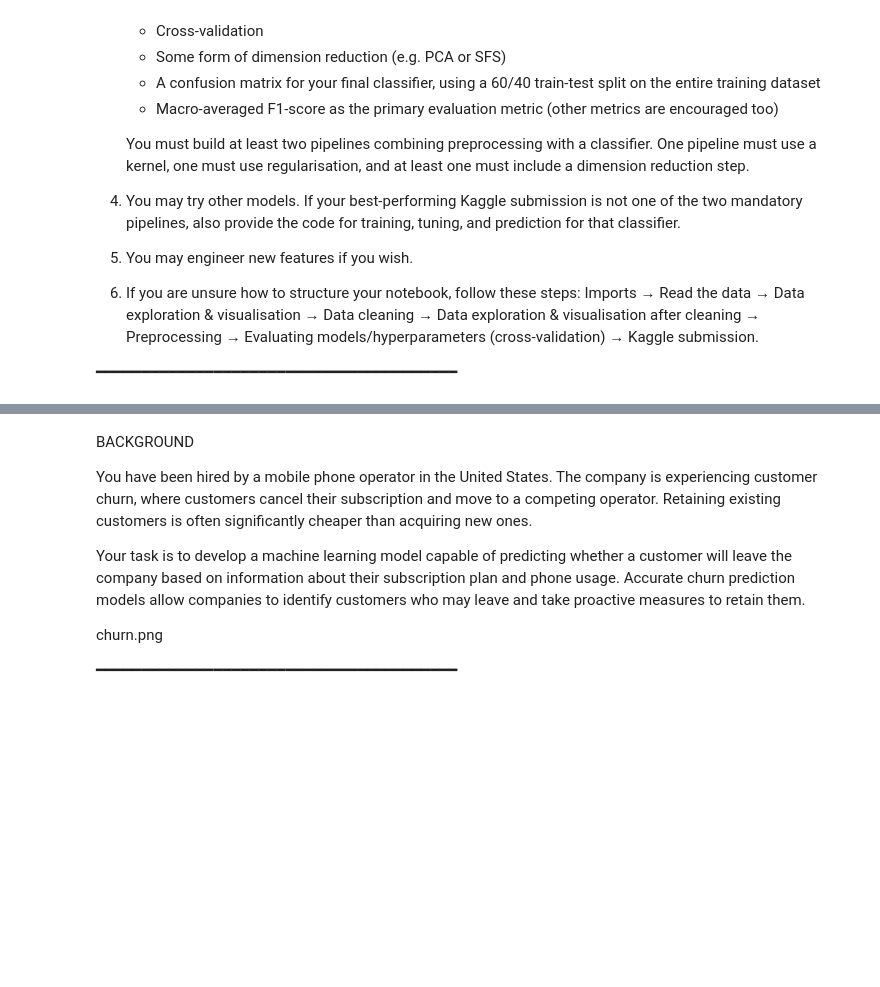
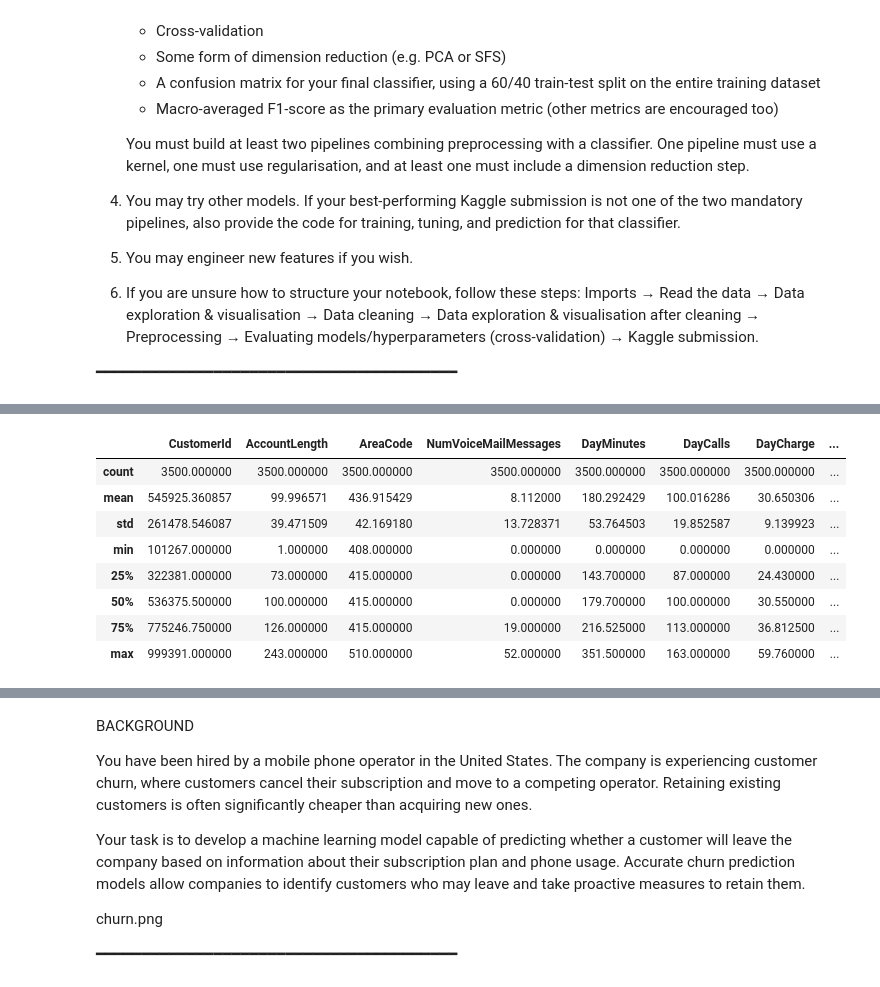
Before and after one commit to sondre04aasheim-spec/Deliverable_4_DAT200, a Jupyter notebook: CA4_template_group_30.ipynb, the cells around one changed output, grey strips where cells are left out. Cells and saved outputs as stored; diff of their text form; code cells hidden in the pictures; blank space fills up the shorter version.

```diff
--- a/CA4_template_group_30.ipynb
+++ b/CA4_template_group_30.ipynb
@@ -37,0 +96,13 @@ IMPORTANT NOTES
+# %%
+# Another display to get a overall view over the data, had to keep it seperate from the "head" comand
+telecom_customer_train.describe()
+# %% [output]
+|  | CustomerId | AccountLength | AreaCode | NumVoiceMailMessages | DayMinutes | DayCalls | DayCharge | ... |
+| count | 3500.000000 | 3500.000000 | 3500.000000 | 3500.000000 | 3500.000000 | 3500.000000 | 3500.000000 | ... |
+| mean | 545925.360857 | 99.996571 | 436.915429 | 8.112000 | 180.292429 | 100.016286 | 30.650306 | ... |
+| std | 261478.546087 | 39.471509 | 42.169180 | 13.728371 | 53.764503 | 19.852587 | 9.139923 | ... |
+| min | 101267.000000 | 1.000000 | 408.000000 | 0.000000 | 0.000000 | 0.000000 | 0.000000 | ... |
+| 25% | 322381.000000 | 73.000000 | 415.000000 | 0.000000 | 143.700000 | 87.000000 | 24.430000 | ... |
+| 50% | 536375.500000 | 100.000000 | 415.000000 | 0.000000 | 179.700000 | 100.000000 | 30.550000 | ... |
+| 75% | 775246.750000 | 126.000000 | 415.000000 | 19.000000 | 216.525000 | 113.000000 | 36.812500 | ... |
+| max | 999391.000000 | 243.000000 | 510.000000 | 52.000000 | 351.500000 | 163.000000 | 59.760000 | ... |
```
Also changed, not shown: parts of 17 cells of this notebook, 3 other files.
